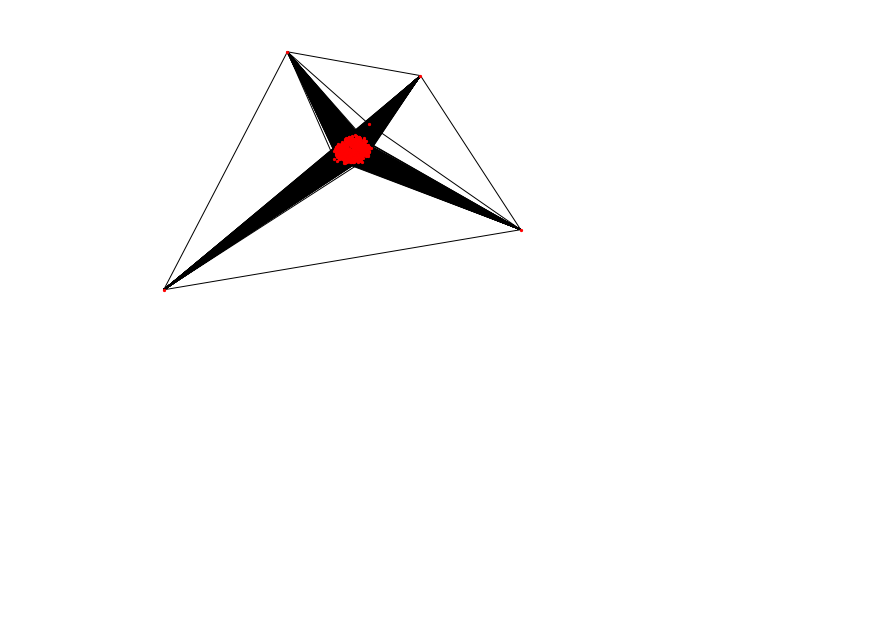
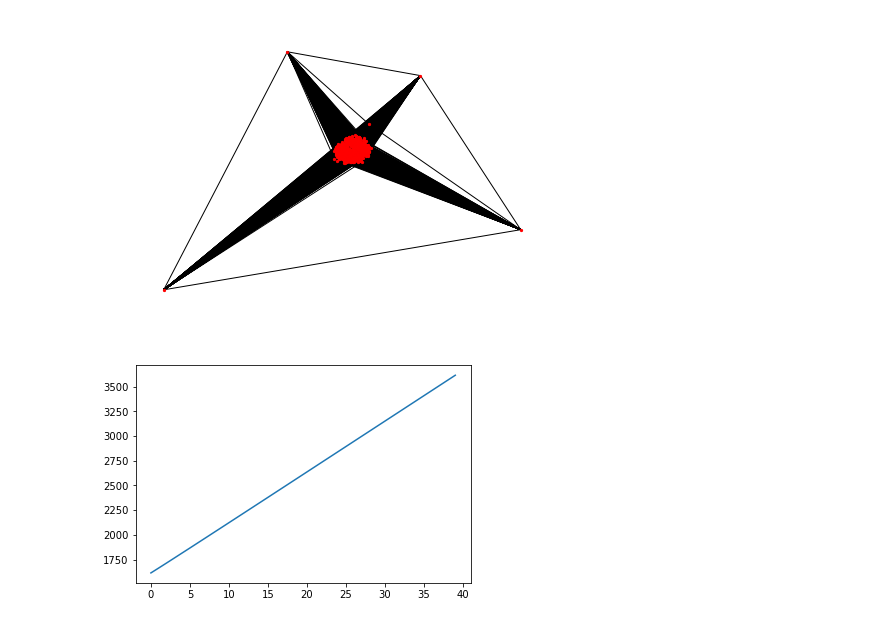
Before and after one commit to brandtoliver/Blockchain-Transaction-Classification, a Jupyter notebook: Models/Latent_space_models/Latent_Space_Models.ipynb, the cells around one changed output. Drawn from its saved outputs; the diff is of its cells as text; code cells hidden in the pictures; blank space fills up the shorter version.

```diff
--- a/Models/Latent_space_models/Latent_Space_Models.ipynb
+++ b/Models/Latent_space_models/Latent_Space_Models.ipynb
@@ -193,3 +172,8 @@ plt.show()
     Axes and/or Figure.
   plt.hold(b)
 [figure]
+# %%
+plt.plot(test_loss)
+plt.show() #Training
+# %% [output]
+[figure, added]
```
Also changed, not shown: parts of 18 cells of this notebook, 1 other file.
